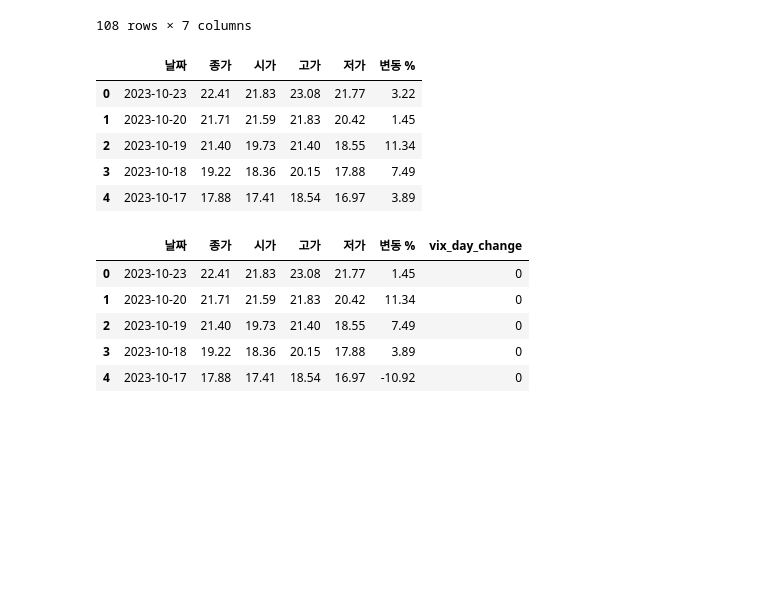
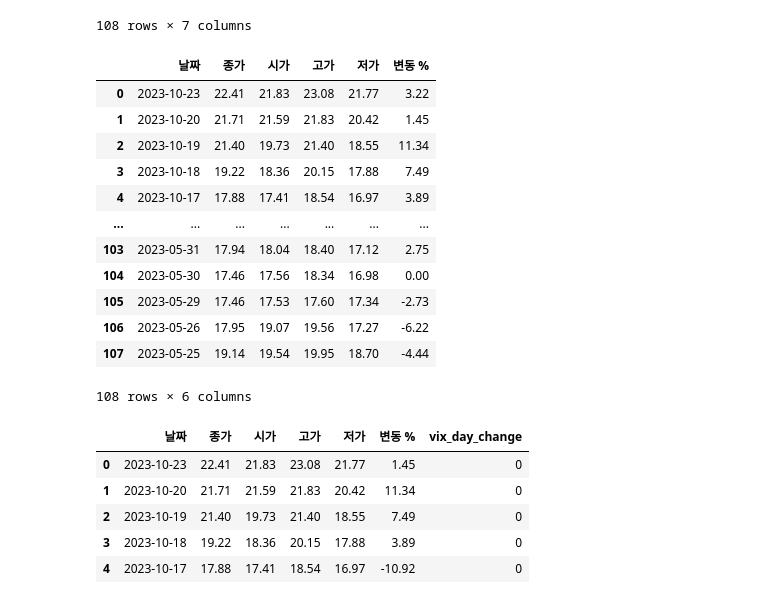
Before and after one commit to 324ysw2/Project1, a Jupyter notebook: data_preprocessing/vix.ipynb, the cells around one changed output. Drawn from its saved outputs; the diff is of its cells as text; code cells hidden in the pictures; blank space fills up the shorter version.

```diff
--- a/data_preprocessing/vix.ipynb
+++ b/data_preprocessing/vix.ipynb
@@ -33,14 +33,21 @@ vix['변동 %'] = vix['변동 %'].astype(str)
 vix["변동 %"] = vix["변동 %"].str.rstrip('%')
 vix["변동 %"] = vix["변동 %"].astype(float)
 # %%
-vix.head(5)
+vix
 # %% [output]
 |  | 날짜 | 종가 | 시가 | 고가 | 저가 | 변동 % |
 | 0 | 2023-10-23 | 22.41 | 21.83 | 23.08 | 21.77 | 3.22 |
 | 1 | 2023-10-20 | 21.71 | 21.59 | 21.83 | 20.42 | 1.45 |
 | 2 | 2023-10-19 | 21.40 | 19.73 | 21.40 | 18.55 | 11.34 |
 | 3 | 2023-10-18 | 19.22 | 18.36 | 20.15 | 17.88 | 7.49 |
 | 4 | 2023-10-17 | 17.88 | 17.41 | 18.54 | 16.97 | 3.89 |
+| ... | ... | ... | ... | ... | ... | ... |
+| 103 | 2023-05-31 | 17.94 | 18.04 | 18.40 | 17.12 | 2.75 |
+| 104 | 2023-05-30 | 17.46 | 17.56 | 18.34 | 16.98 | 0.00 |
+| 105 | 2023-05-29 | 17.46 | 17.53 | 17.60 | 17.34 | -2.73 |
+| 106 | 2023-05-26 | 17.95 | 19.07 | 19.56 | 17.27 | -6.22 |
+| 107 | 2023-05-25 | 19.14 | 19.54 | 19.95 | 18.70 | -4.44 |
+108 rows × 6 columns
 # %%
 # close to close 변동률은 한국 기준 시간에서
 vix['변동 %'] = vix['변동 %'].shift(-1)
```
Also changed, not shown: parts of 11 cells of this notebook, 6 other files.
